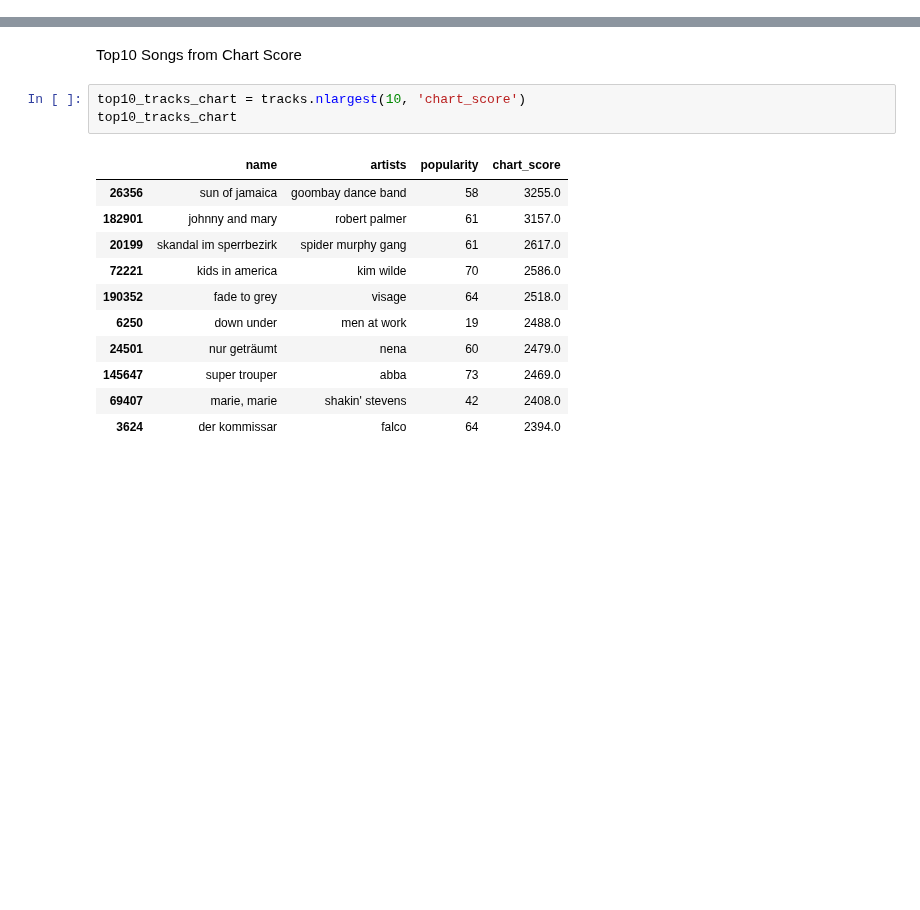
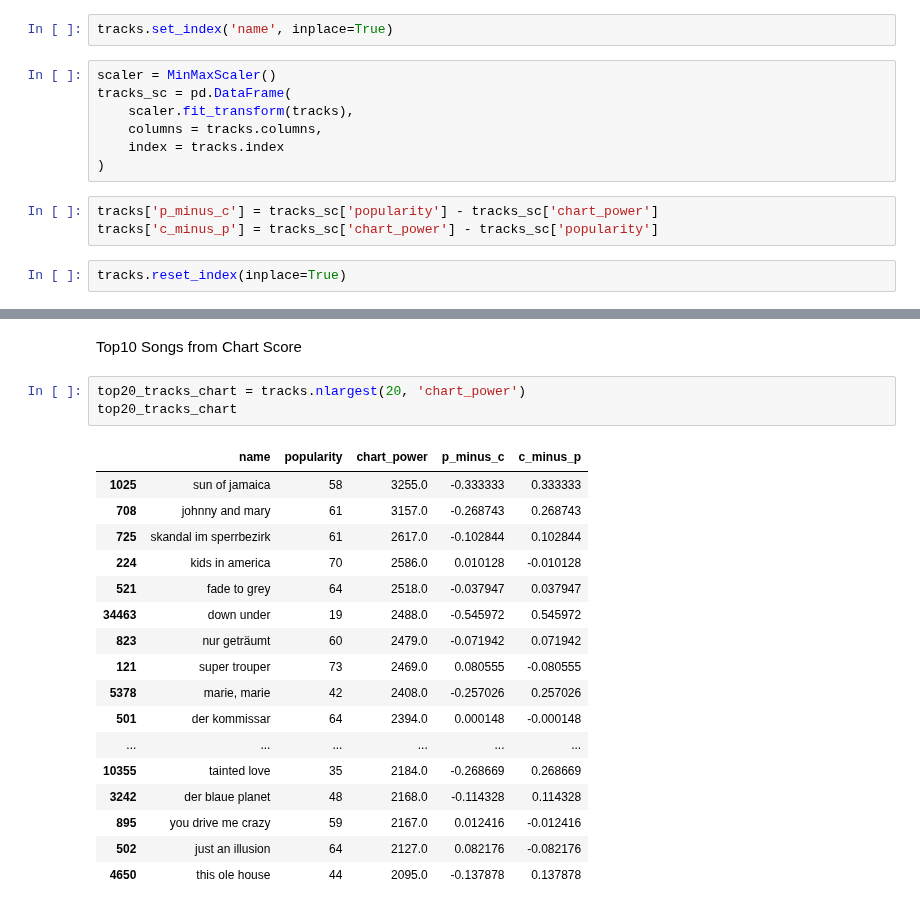
Before and after one commit to Jannis37/80s-recommender, a Jupyter notebook: viz-jannis.ipynb, the cells around one changed output, grey strips where cells are left out. Drawn from its saved outputs; the diff is of its cells as text; blank space fills up the shorter version.

```diff
--- a/viz-jannis.ipynb
+++ b/viz-jannis.ipynb
@@ -812 +993,15 @@ tracks.rename({"chart_power":"chart_score"},axis=1, inplace=True)
+# %%
+tracks.set_index('name', inplace=True)
+# %%
+scaler = MinMaxScaler()
+tracks_sc = pd.DataFrame(
+    scaler.fit_transform(tracks),
+    columns = tracks.columns,
+    index = tracks.index
+)
+# %%
+tracks['p_minus_c'] = tracks_sc['popularity'] - tracks_sc['chart_power']
+tracks['c_minus_p'] = tracks_sc['chart_power'] - tracks_sc['popularity']
+# %%
+tracks.reset_index(inplace=True)
 # %%
@@ -830,19 +1012,25 @@ barplot(top10_tracks_popularity,top10_tracks_popularity.name,top10_tracks_popula
 [interactive output not drawn]
 # %% [markdown]
 Top10 Songs from Chart Score
-# %%
-top10_tracks_chart = tracks.nlargest(10, 'chart_score')
-top10_tracks_chart
-# %% [output]
-|  | name | artists | popularity | chart_score |
-| 26356 | sun of jamaica | goombay dance band | 58 | 3255.0 |
-| 182901 | johnny and mary | robert palmer | 61 | 3157.0 |
-| 20199 | skandal im sperrbezirk | spider murphy gang | 61 | 2617.0 |
-| 72221 | kids in america | kim wilde | 70 | 2586.0 |
-| 190352 | fade to grey | visage | 64 | 2518.0 |
-| 6250 | down under | men at work | 19 | 2488.0 |
-| 24501 | nur geträumt | nena | 60 | 2479.0 |
-| 145647 | super trouper | abba | 73 | 2469.0 |
-| 69407 | marie, marie | shakin' stevens | 42 | 2408.0 |
-| 3624 | der kommissar | falco | 64 | 2394.0 |
+# %%
+top20_tracks_chart = tracks.nlargest(20, 'chart_power')
+top20_tracks_chart
+# %% [output]
+|  | name | popularity | chart_power | p_minus_c | c_minus_p |
+| 1025 | sun of jamaica | 58 | 3255.0 | -0.333333 | 0.333333 |
+| 708 | johnny and mary | 61 | 3157.0 | -0.268743 | 0.268743 |
+| 725 | skandal im sperrbezirk | 61 | 2617.0 | -0.102844 | 0.102844 |
+| 224 | kids in america | 70 | 2586.0 | 0.010128 | -0.010128 |
+| 521 | fade to grey | 64 | 2518.0 | -0.037947 | 0.037947 |
+| 34463 | down under | 19 | 2488.0 | -0.545972 | 0.545972 |
+| 823 | nur geträumt | 60 | 2479.0 | -0.071942 | 0.071942 |
+| 121 | super trouper | 73 | 2469.0 | 0.080555 | -0.080555 |
+| 5378 | marie, marie | 42 | 2408.0 | -0.257026 | 0.257026 |
+| 501 | der kommissar | 64 | 2394.0 | 0.000148 | -0.000148 |
+| ... | ... | ... | ... | ... | ... |
+| 10355 | tainted love | 35 | 2184.0 | -0.268669 | 0.268669 |
+| 3242 | der blaue planet | 48 | 2168.0 | -0.114328 | 0.114328 |
+| 895 | you drive me crazy | 59 | 2167.0 | 0.012416 | -0.012416 |
+| 502 | just an illusion | 64 | 2127.0 | 0.082176 | -0.082176 |
+| 4650 | this ole house | 44 | 2095.0 | -0.137878 | 0.137878 |
 # %%
```
Also changed, not shown: parts of 48 cells of this notebook.
